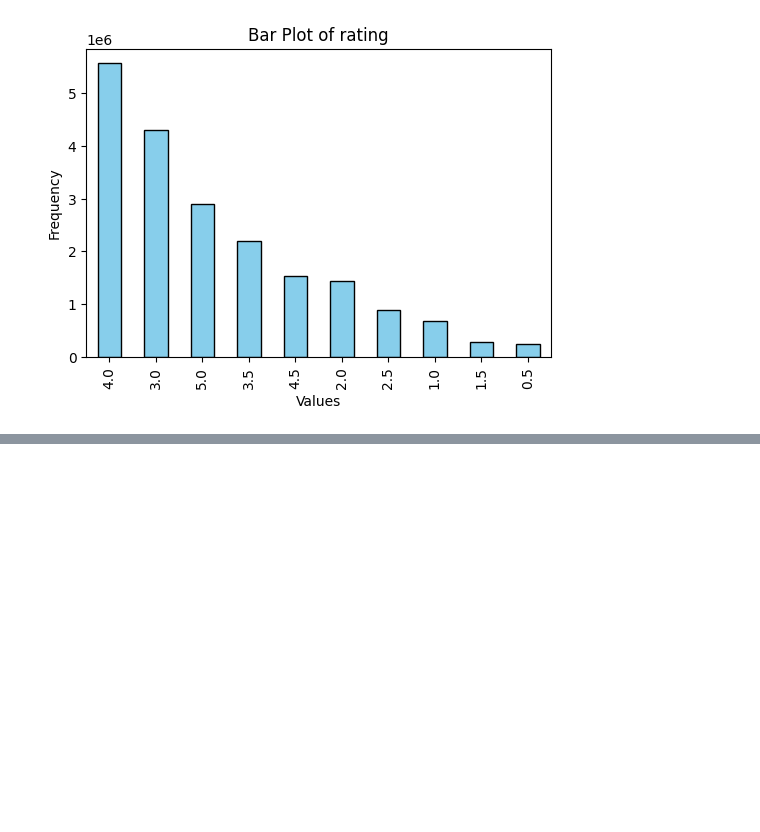
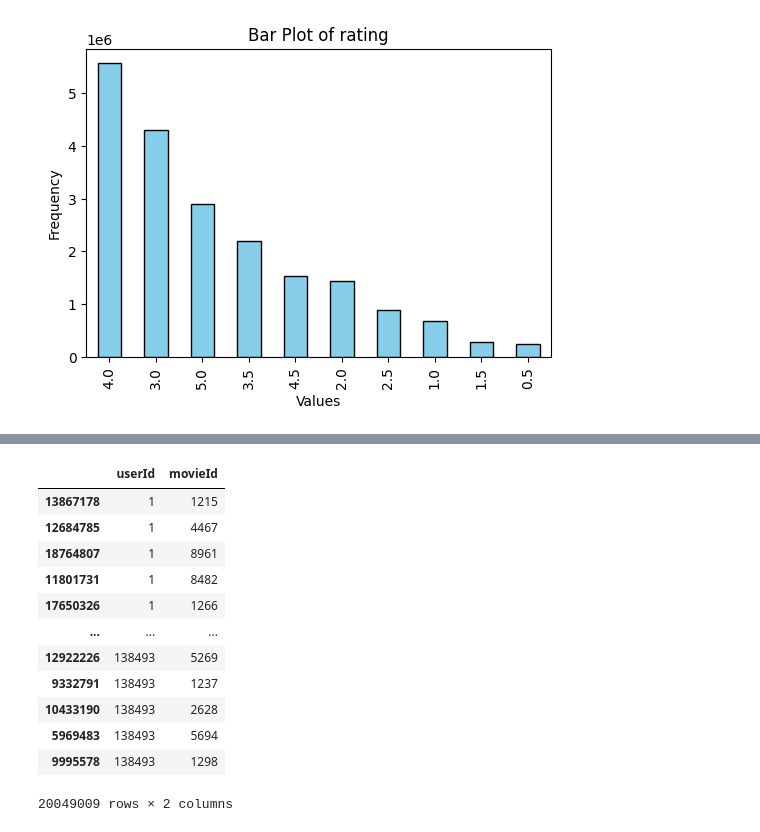
Before and after one commit to gmaurer08/ADM-HW4, a Jupyter notebook: main.ipynb, the cells around one changed output, grey strips where cells are left out. Drawn from its saved outputs; the diff is of its cells as text; code cells hidden in the pictures; blank space fills up the shorter version.

```diff
--- a/main.ipynb
+++ b/main.ipynb
@@ -352,0 +357,15 @@ plt.show()
+# %%
+# Check if the userIds in tag are a subset of userIds in 'rating'
+tag_user_ids = set(tag['userId'])
+rating_user_ids = set(rating['userId'])
+# Verify if all userIds in 'tag' are in 'rating'
+is_subset_user_ids = tag_user_ids.issubset(rating_user_ids)
+print(f"All userId's in 'tag' are a subset of those in 'rating': {is_subset_user_ids}")
+
+# Check if the unique (userId, movieId) pairs in 'tag' are in 'rating'
+tag_user_movie_pairs = set(zip(tag['userId'], tag['movieId']))
+rating_user_movie_pairs = set(zip(rating['userId'], rating['movieId']))
+
+# Verify if all (userId, movieId) pairs in 'tag' are in 'rating'
+are_tag_pairs_in_rating = tag_user_movie_pairs.issubset(rating_user_movie_pairs)
+print(f"All (userId, movieId) pairs in 'tag' are contained in 'rating': {are_tag_pairs_in_rating}")
@@ -352,0 +379,23 @@ plt.show()
+# %%
+user_movie_pairs = tag_user_movie_pairs.union(rating_user_movie_pairs)
+# %%
+# Create a DataFrame of unique userId, movieId pairs
+user_movie_df = pd.DataFrame(user_movie_pairs, columns = ['userId','movieId'])
+# %%
+# Sort the dataframe by 'userId'
+user_movie_df.sort_values(by='userId',inplace=True)
+user_movie_df
+# %% [output]
+|  | userId | movieId |
+| 13867178 | 1 | 1215 |
+| 12684785 | 1 | 4467 |
+| 18764807 | 1 | 8961 |
+| 11801731 | 1 | 8482 |
+| 17650326 | 1 | 1266 |
+| ... | ... | ... |
+| 12922226 | 138493 | 5269 |
+| 9332791 | 138493 | 1237 |
+| 10433190 | 138493 | 2628 |
+| 5969483 | 138493 | 5694 |
+| 9995578 | 138493 | 1298 |
+20049009 rows × 2 columns
```
Also changed, not shown: parts of 8 cells of this notebook.
